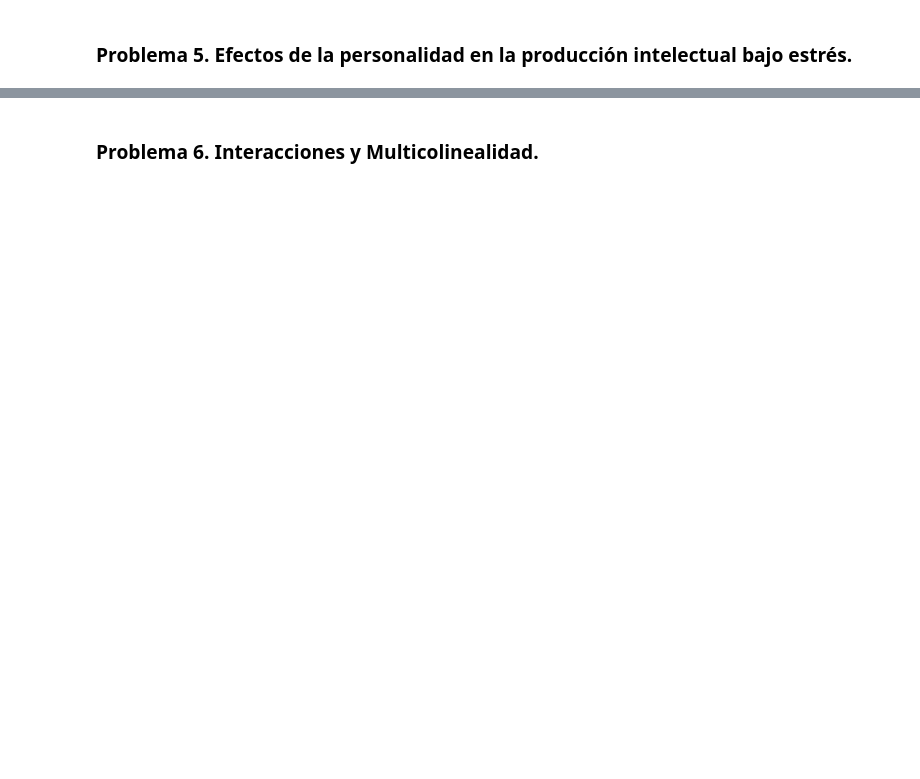
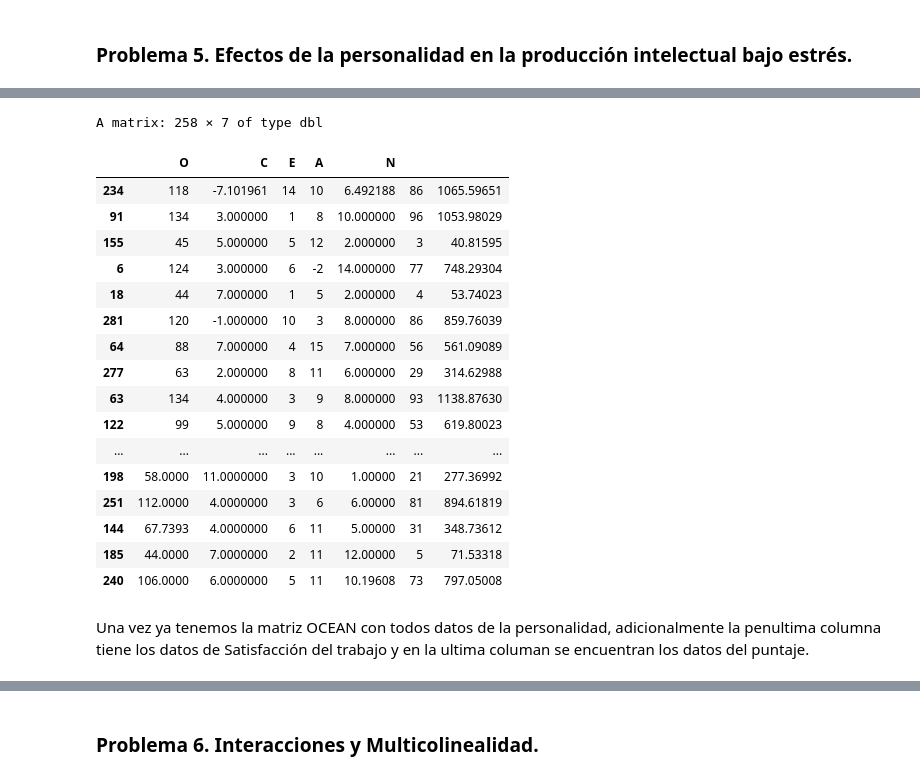
Before and after one commit to MantiMantilla/MEL-2022-2, a Jupyter notebook: Tareas/Tarea 2/Tarea 2.ipynb, the cells around one changed output, grey strips where cells are left out. Saved outputs shown, nothing was run; the diff lists cells and outputs as text; code cells hidden in the pictures; blank space fills up the shorter version.

```diff
--- a/Tareas/Tarea 2/Tarea 2.ipynb
+++ b/Tareas/Tarea 2/Tarea 2.ipynb
@@ -918,0 +972,33 @@ Lo anterior quiere decir que con un nivel de confianza del $95 \%$, si un trabaj
+# %%
+O <- m[,1+7] + m[,1+12] + m[,1+19] + m[,1+20]+ m[,1+28] + m[,1+29] + m[,1+32] - m[,1+39] + m[,1+43] + m[,1+44]
+C <- m[,1+4] - m[,1+10] + m[,1+14] - m[,1+22] - m[,1+26] + m[,1+33] + m[,1+38] + m[,1+41] - m[,1+42]
+E <- m[,1+1] - m[,1+6] + m[,1+13] + m[,1+16] - m[,1+24] + m[,1+30] - m[,1+35] + m[,1+40]
+A <- -m[,1+3] + m[,1+8] + m[,1+9] - m[,1+15] + m[,1+21] + m[,1+25] - m[,1+31] -m[,1+36] + m[,1+37]
+N <- m[,1+2] + m[,1+5] - m[,1+11] + m[,1+17] + m[,1+18] + m[,1+23] - m[,1+27] -m[,1+34]
+
+S <- p2$Satisfaction
+Puntaje <- p2$Score
+
+matriz <- cbind(O,C,E,A,N, p2$Satisfaction, p2$Score)
+matriz
+# %% [output]
+A matrix: 258 × 7 of type dbl
+|  | O | C | E | A | N |  |  |
+| 234 | 118 | -7.101961 | 14 | 10 | 6.492188 | 86 | 1065.59651 |
+| 91 | 134 | 3.000000 | 1 | 8 | 10.000000 | 96 | 1053.98029 |
+| 155 | 45 | 5.000000 | 5 | 12 | 2.000000 | 3 | 40.81595 |
+| 6 | 124 | 3.000000 | 6 | -2 | 14.000000 | 77 | 748.29304 |
+| 18 | 44 | 7.000000 | 1 | 5 | 2.000000 | 4 | 53.74023 |
+| 281 | 120 | -1.000000 | 10 | 3 | 8.000000 | 86 | 859.76039 |
+| 64 | 88 | 7.000000 | 4 | 15 | 7.000000 | 56 | 561.09089 |
+| 277 | 63 | 2.000000 | 8 | 11 | 6.000000 | 29 | 314.62988 |
+| 63 | 134 | 4.000000 | 3 | 9 | 8.000000 | 93 | 1138.87630 |
+| 122 | 99 | 5.000000 | 9 | 8 | 4.000000 | 53 | 619.80023 |
+| ... | ... | ... | ... | ... | ... | ... | ... |
+| 198 | 58.0000 | 11.0000000 | 3 | 10 | 1.00000 | 21 | 277.36992 |
+| 251 | 112.0000 | 4.0000000 | 3 | 6 | 6.00000 | 81 | 894.61819 |
+| 144 | 67.7393 | 4.0000000 | 6 | 11 | 5.00000 | 31 | 348.73612 |
+| 185 | 44.0000 | 7.0000000 | 2 | 11 | 12.00000 | 5 | 71.53318 |
+| 240 | 106.0000 | 6.0000000 | 5 | 11 | 10.19608 | 73 | 797.05008 |
+# %% [markdown]
+Una vez ya tenemos la matriz OCEAN con todos datos de la personalidad, adicionalmente la penultima columna tiene los datos de Satisfacción del trabajo y en la ultima columan se encuentran los datos del puntaje.
```
Also changed, not shown: parts of 68 cells of this notebook.
